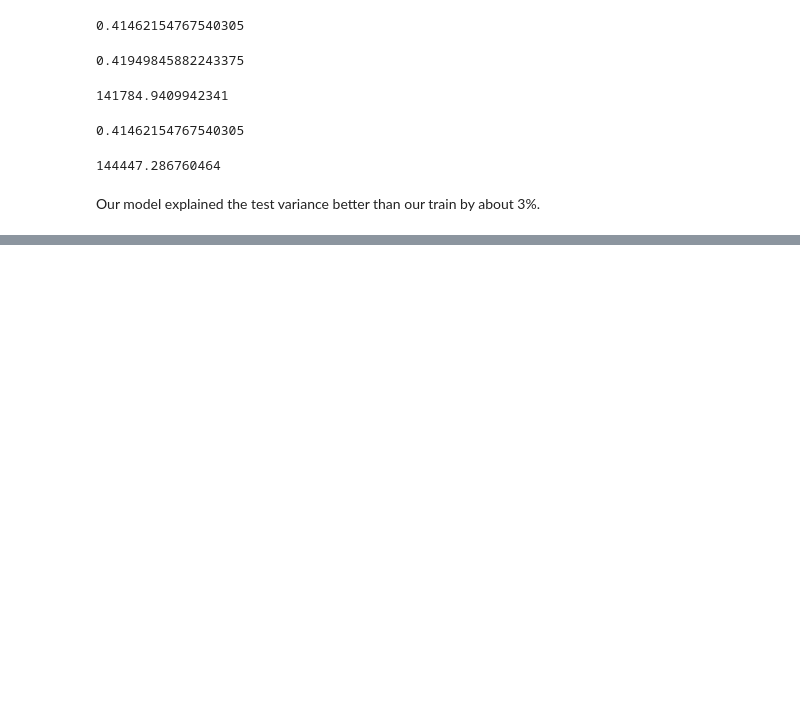
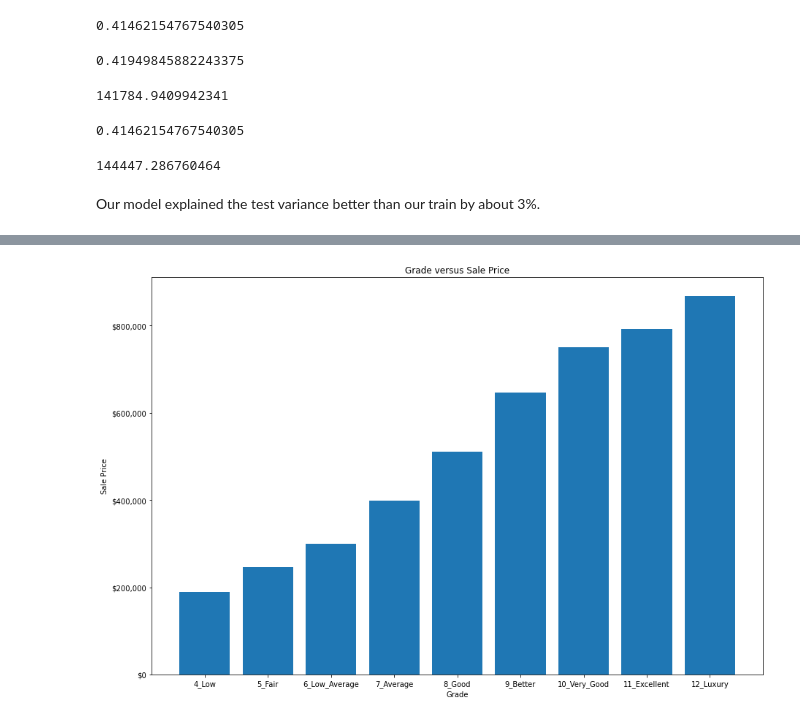
Before and after one commit to xiaohua-su/King_County_Real_Estate_Analysis, a Jupyter notebook: scratchwork_that_runs_properly.ipynb, the cells around one changed output, grey strips where cells are left out. Saved outputs shown, nothing was run; the diff lists cells and outputs as text; code cells hidden in the pictures; blank space fills up the shorter version.

```diff
--- a/scratchwork_that_runs_properly.ipynb
+++ b/scratchwork_that_runs_properly.ipynb
@@ -1204,0 +1204,8 @@ ax.scatter(x, y);
+# %%
+train_copy = train_df.copy()
+# %%
+train_copy.price = np.exp(train_copy.price)
+# %%
+grade_graph = train_copy.groupby('grade').mean()
+# %%
+grade_graph.sort_values('price', ascending= True, inplace = True)
@@ -1204,0 +1226,16 @@ ax.scatter(x, y);
+# %%
+fig, ax = plt.subplots(figsize = (15, 10))
+
+x = grade_graph.index
+y = grade_graph['price']
+ax.yaxis.set_major_formatter(ticker.StrMethodFormatter('${x:,.0f}'))
+ax.set_title('Grade versus Sale Price')
+ax.set_xlabel('Grade')
+ax.set_ylabel('Sale Price')
+
+
+ax.bar(x, y)
+
+plt.savefig('grade.png')
+# %% [output]
+[figure, added]
```
Also changed, not shown: parts of 15 cells of this notebook, 3 other files.
